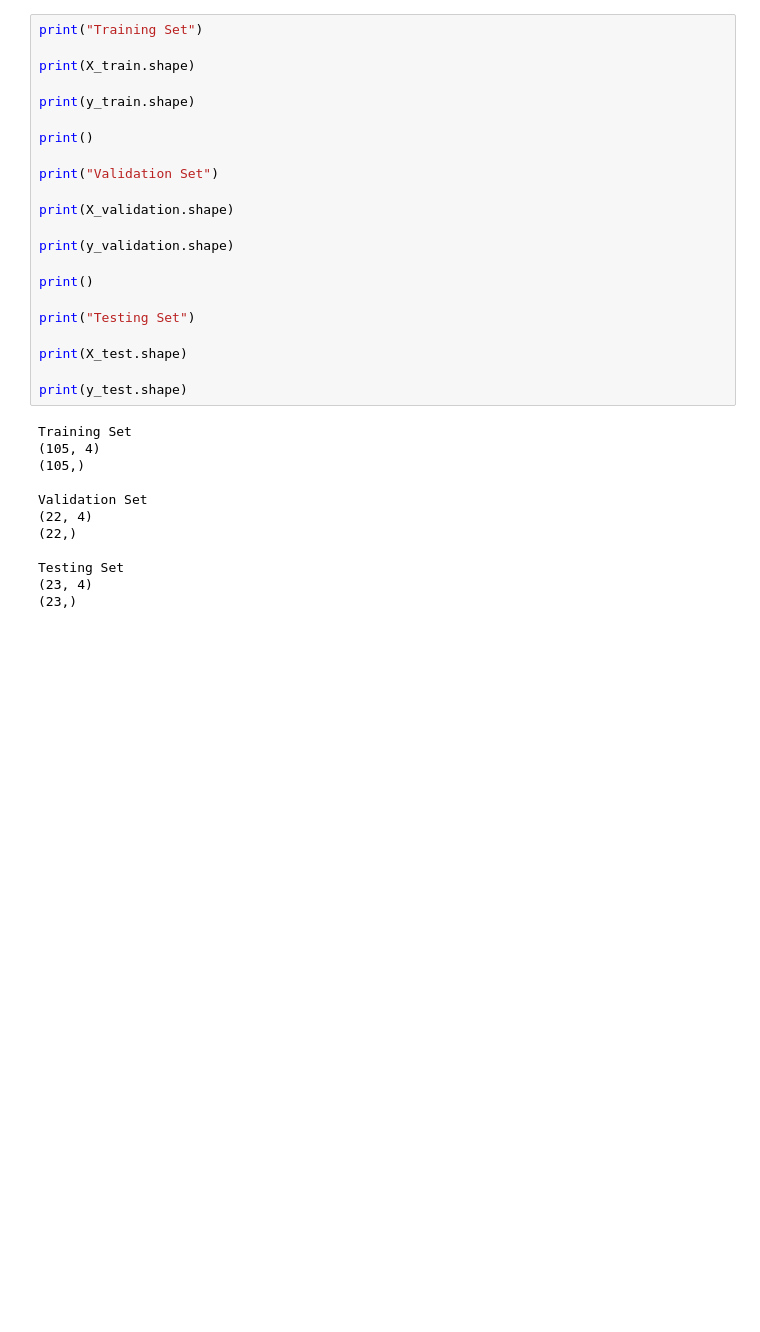
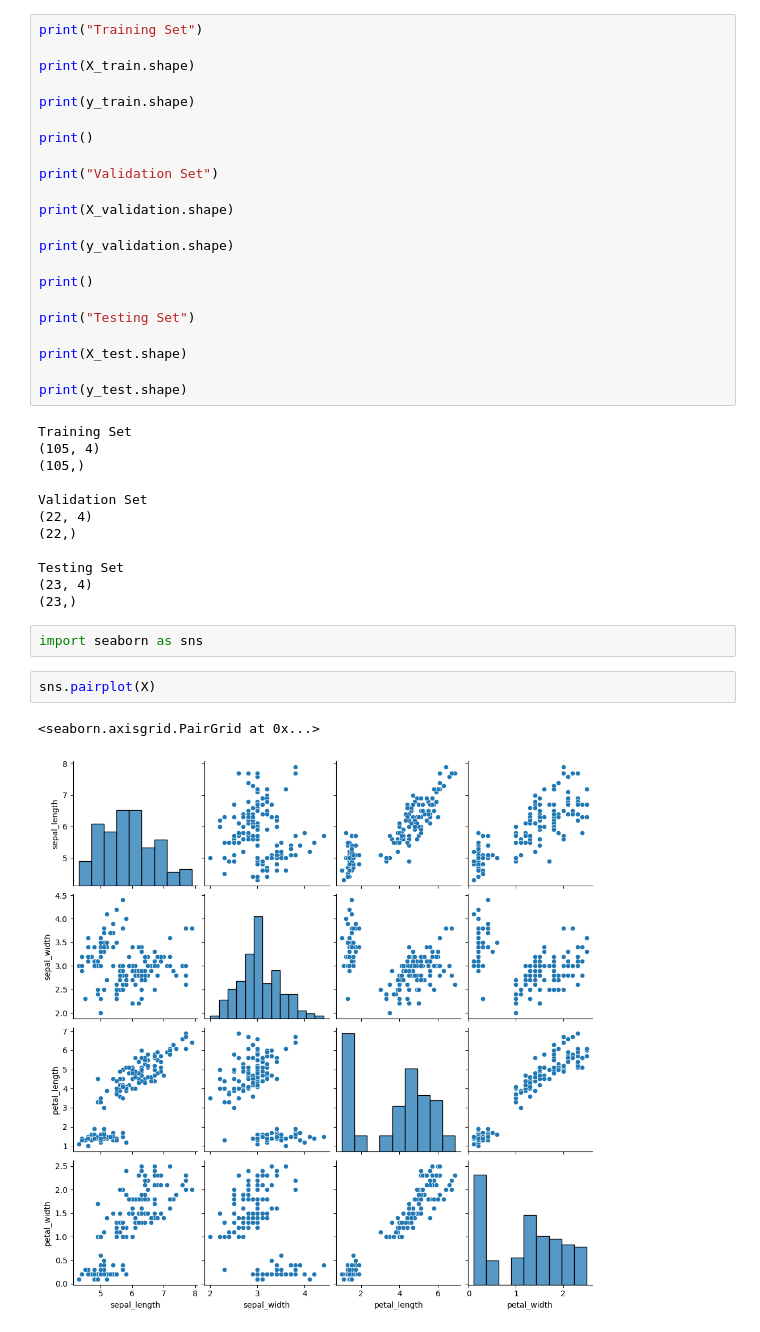
Before and after one commit to The-FOOL-00/ML_Lab, a Jupyter notebook: EDA1.ipynb, the cells around one changed output. Cells and saved outputs as stored; diff of their text form; blank space fills up the shorter version.

```diff
--- a/EDA1.ipynb
+++ b/EDA1.ipynb
@@ -467,3 +467,10 @@ Validation Set
 Testing Set
 (23, 4)
 (23,)
+# %%
+import seaborn as sns
+# %%
+sns.pairplot(X)
+# %% [output]
+<seaborn.axisgrid.PairGrid at 0x...>
+[figure, added]
```
Also changed, not shown: 3 other files.
